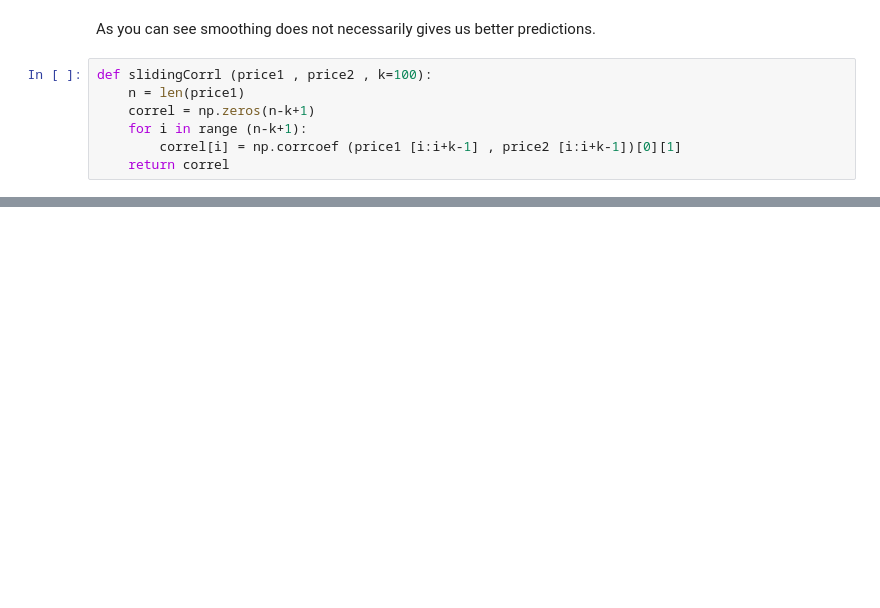
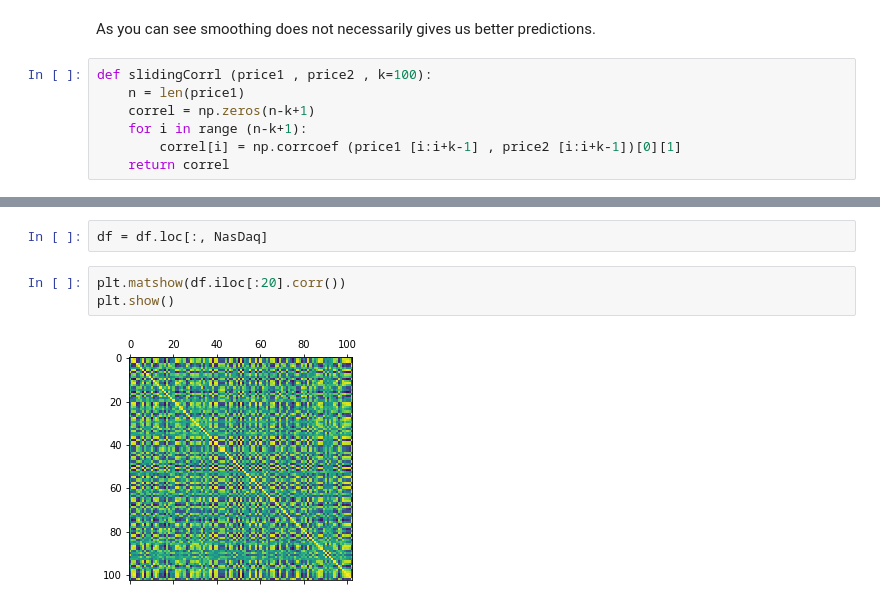
Before and after one commit to SaeedHK/stockML, a Jupyter notebook: JSONReadingOnline.ipynb, the cells around one changed output, grey strips where cells are left out. Cells and saved outputs as stored; diff of their text form; blank space fills up the shorter version.

```diff
--- a/JSONReadingOnline.ipynb
+++ b/JSONReadingOnline.ipynb
@@ -173,0 +183,7 @@ def slidingCorrl (price1 , price2 , k=100):
+# %%
+df = df.loc[:, NasDaq]
+# %%
+plt.matshow(df.iloc[:20].corr())
+plt.show()
+# %% [output]
+[figure, added]
```
Also changed, not shown: parts of 6 cells of this notebook.
